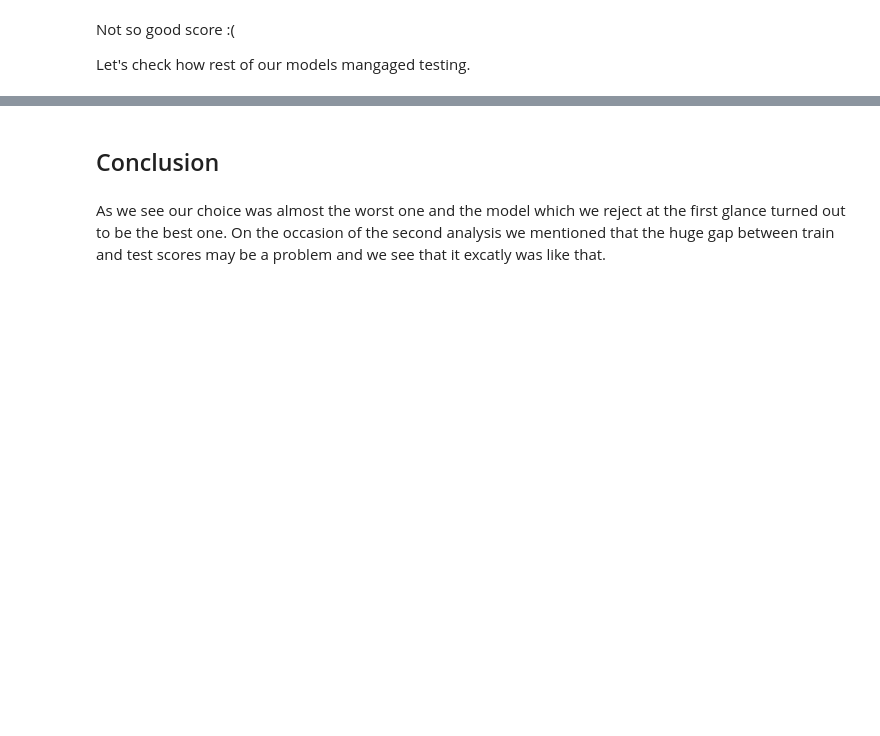
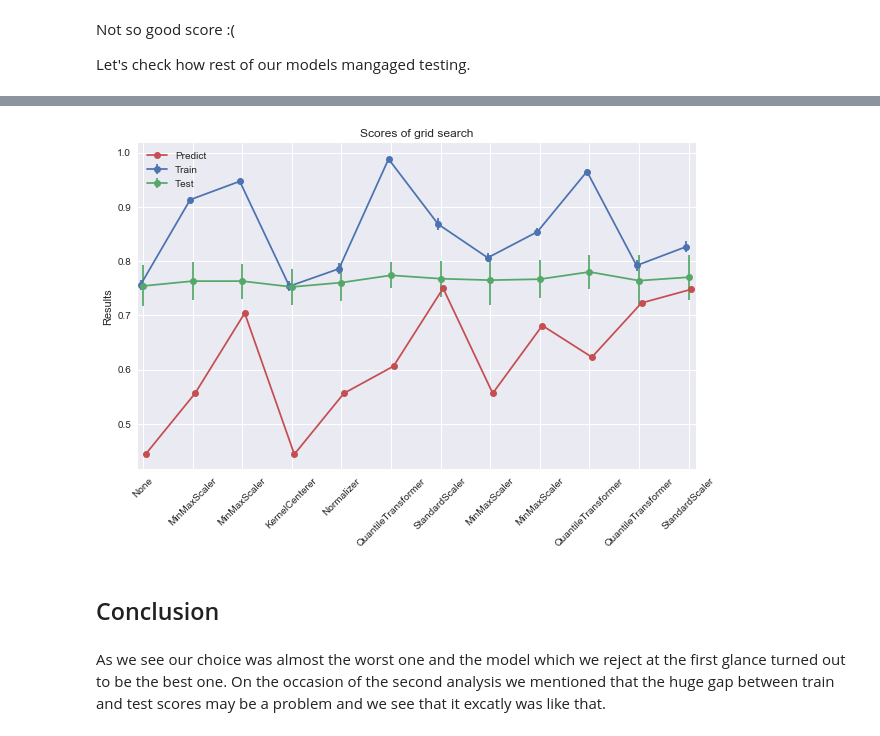
Before and after one commit to pfilo8/Kaggle-Red-Wine-Quality, a Jupyter notebook: Red Wine.ipynb, the cells around one changed output, grey strips where cells are left out. Saved outputs shown, nothing was run; the diff lists cells and outputs as text; code cells hidden in the pictures; blank space fills up the shorter version.

```diff
--- a/Red Wine.ipynb
+++ b/Red Wine.ipynb
@@ -646,2 +629,4 @@ def final_results_plot(results):
+# %%
+all_results = pd.concat([results, second_search])
 # %%
-predict_scores = second_search['estimator'].apply(lambda x: accuracy_score(y_test, x.predict(X_test)))
+predict_scores = all_results['estimator'].apply(lambda x: accuracy_score(y_test, x.predict(X_test)))
@@ -663,0 +633,2 @@ final_results_plot(final_results)
+# %%
+all_results['results'] = predict_scores
@@ -664,3 +651,7 @@ final_results_plot(final_results)
+# %%
+results_plot(all_results, predicted = True)
+# %% [output]
+[figure, added]
 # %% [markdown]
 ## Conclusion
 # %% [markdown]
```
Also changed, not shown: parts of 29 cells of this notebook.
